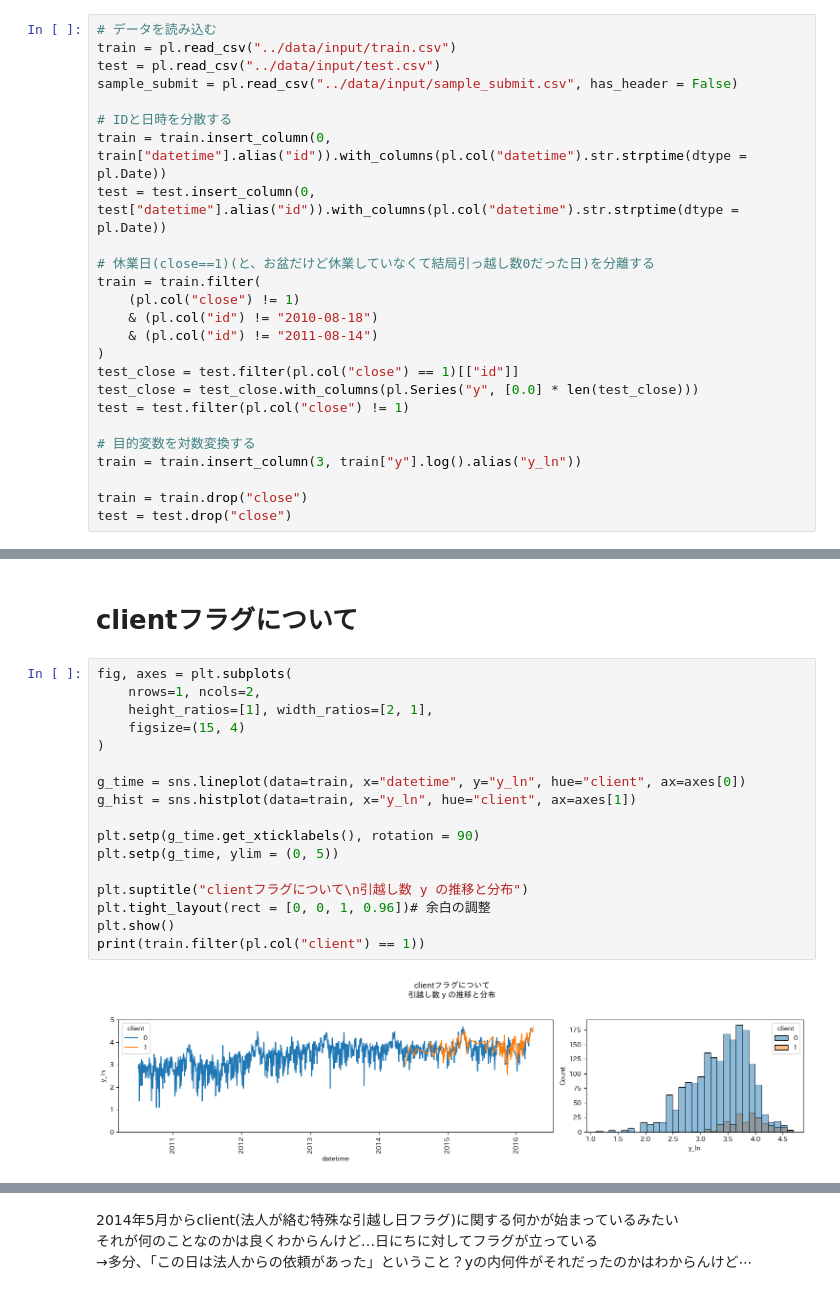
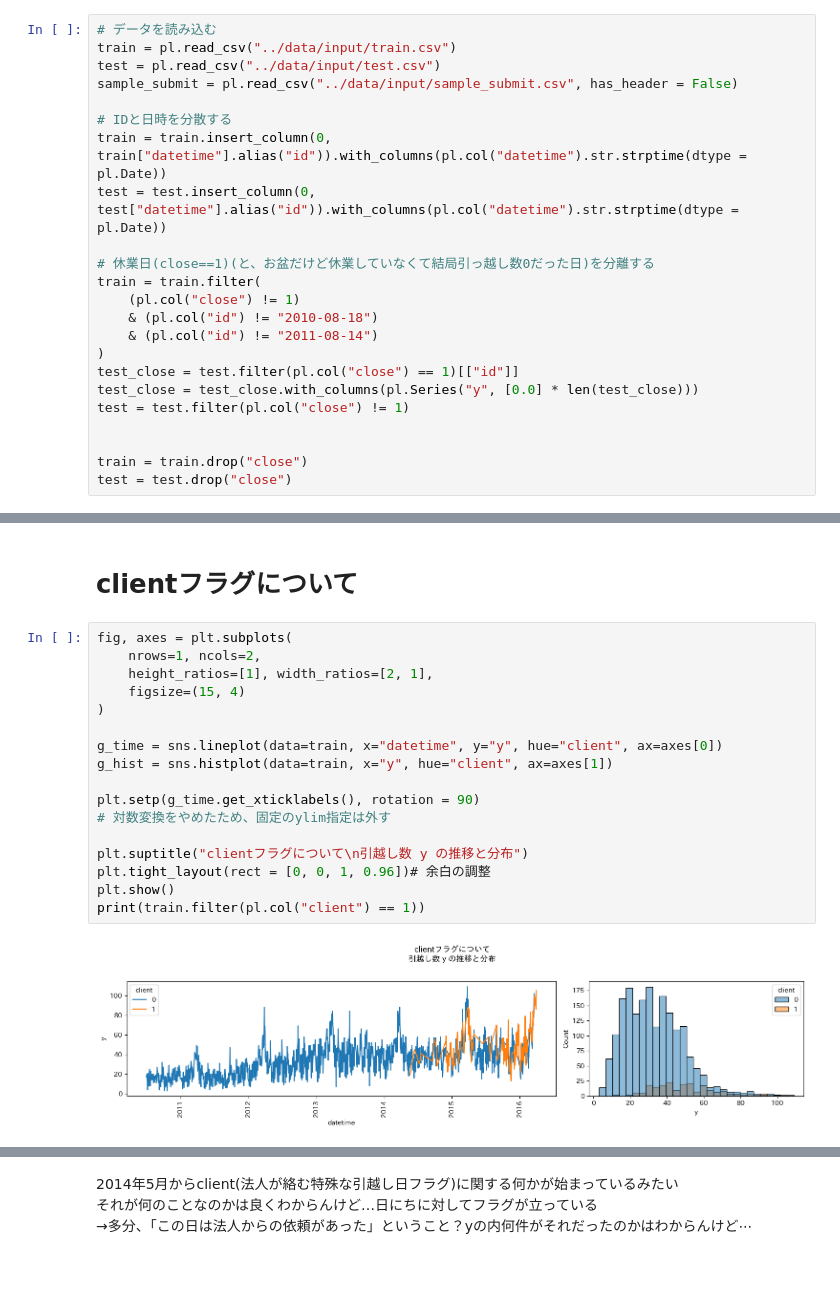
Before and after one commit to T0bbuT/signate_apple_hikkosi_analysis, a Jupyter notebook: notebook/EDA2.ipynb, the cells around one changed output, grey strips where cells are left out. Saved outputs shown, nothing was run; the diff lists cells and outputs as text.

```diff
--- a/notebook/EDA2.ipynb
+++ b/notebook/EDA2.ipynb
@@ -62,8 +55,6 @@ test_close = test.filter(pl.col("close") == 1)[["id"]]
 test_close = test_close.with_columns(pl.Series("y", [0.0] * len(test_close)))
 test = test.filter(pl.col("close") != 1)
 
-# 目的変数を対数変換する
-train = train.insert_column(3, train["y"].log().alias("y_ln"))
 
 train = train.drop("close")
 test = test.drop("close")
@@ -72,19 +80,19 @@ test = test.drop("close")
 # %%
 fig, axes = plt.subplots(
     nrows=1, ncols=2,
     height_ratios=[1], width_ratios=[2, 1],
     figsize=(15, 4)
 )
 
-g_time = sns.lineplot(data=train, x="datetime", y="y_ln", hue="client", ax=axes[0])
-g_hist = sns.histplot(data=train, x="y_ln", hue="client", ax=axes[1])
+g_time = sns.lineplot(data=train, x="datetime", y="y", hue="client", ax=axes[0])
+g_hist = sns.histplot(data=train, x="y", hue="client", ax=axes[1])
 
 plt.setp(g_time.get_xticklabels(), rotation = 90)
-plt.setp(g_time, ylim = (0, 5))
+# 対数変換をやめたため、固定のylim指定は外す
 
 plt.suptitle("clientフラグについて\n引越し数 y の推移と分布")
 plt.tight_layout(rect = [0, 0, 1, 0.96])# 余白の調整
 plt.show()
 print(train.filter(pl.col("client") == 1))
 # %% [output]
-[figure, old version]
+[figure, new version]
```
Also changed, not shown: parts of 10 cells of this notebook, 4 other files.
